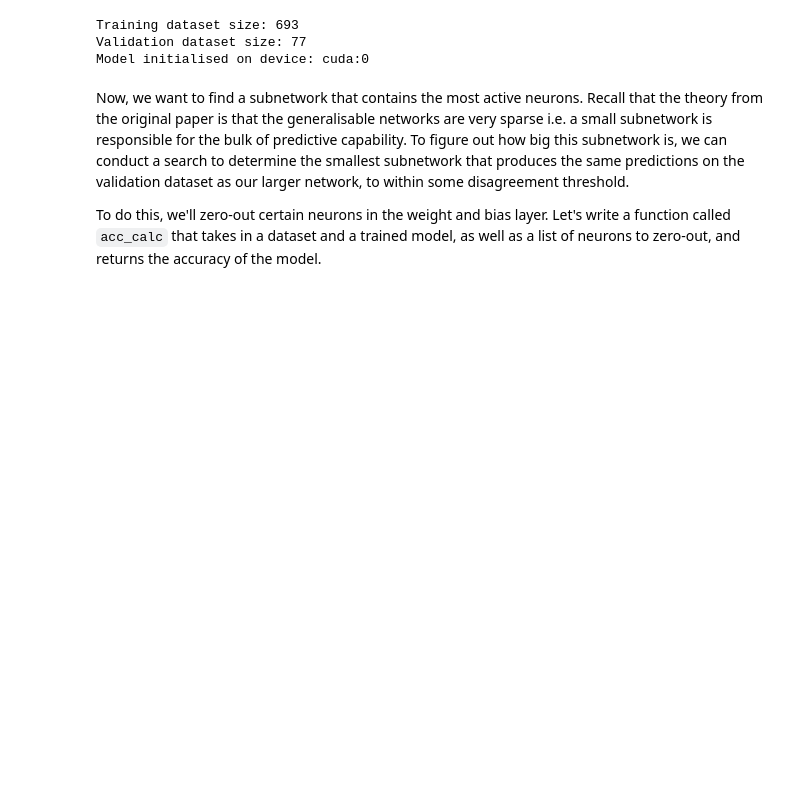
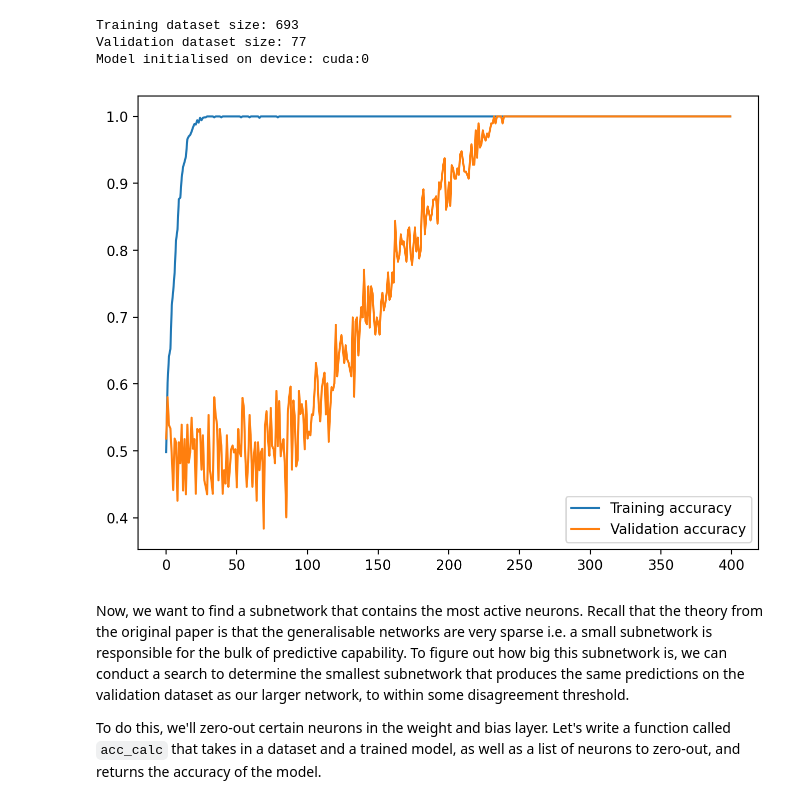
Before and after one commit to jackmiller2003/tiny-gen, a Jupyter notebook: dev.ipynb, the cells around one changed output. Drawn from its saved outputs; the diff is of its cells as text; code cells hidden in the pictures; blank space fills up the shorter version.

```diff
--- a/dev.ipynb
+++ b/dev.ipynb
@@ -75,6 +75,16 @@ model = TinyModel(
 Training dataset size: 693
 Validation dataset size: 77
 Model initialised on device: cuda:0
+# %%
+plot_list_of_lines_and_labels(
+    lines_and_labels=[
+        (training_accuracy, "Training accuracy"),
+        (validation_accuracy, "Validation accuracy"),
+    ],
+    log=False
+)
+# %% [output]
+[figure, added]
 # %% [markdown]
 Now, we want to find a subnetwork that contains the most active neurons. Recall that the theory from the original paper is that the generalisable networks are very sparse i.e. a small subnetwork is responsible for the bulk of predictive capability. To figure out how big this subnetwork is, we can conduct a search to determine the smallest subnetwork that produces the same predictions on the validation dataset as our larger network, to within some disagreement threshold.
 
```
Also changed, not shown: parts of 8 cells of this notebook, 1 other file.
